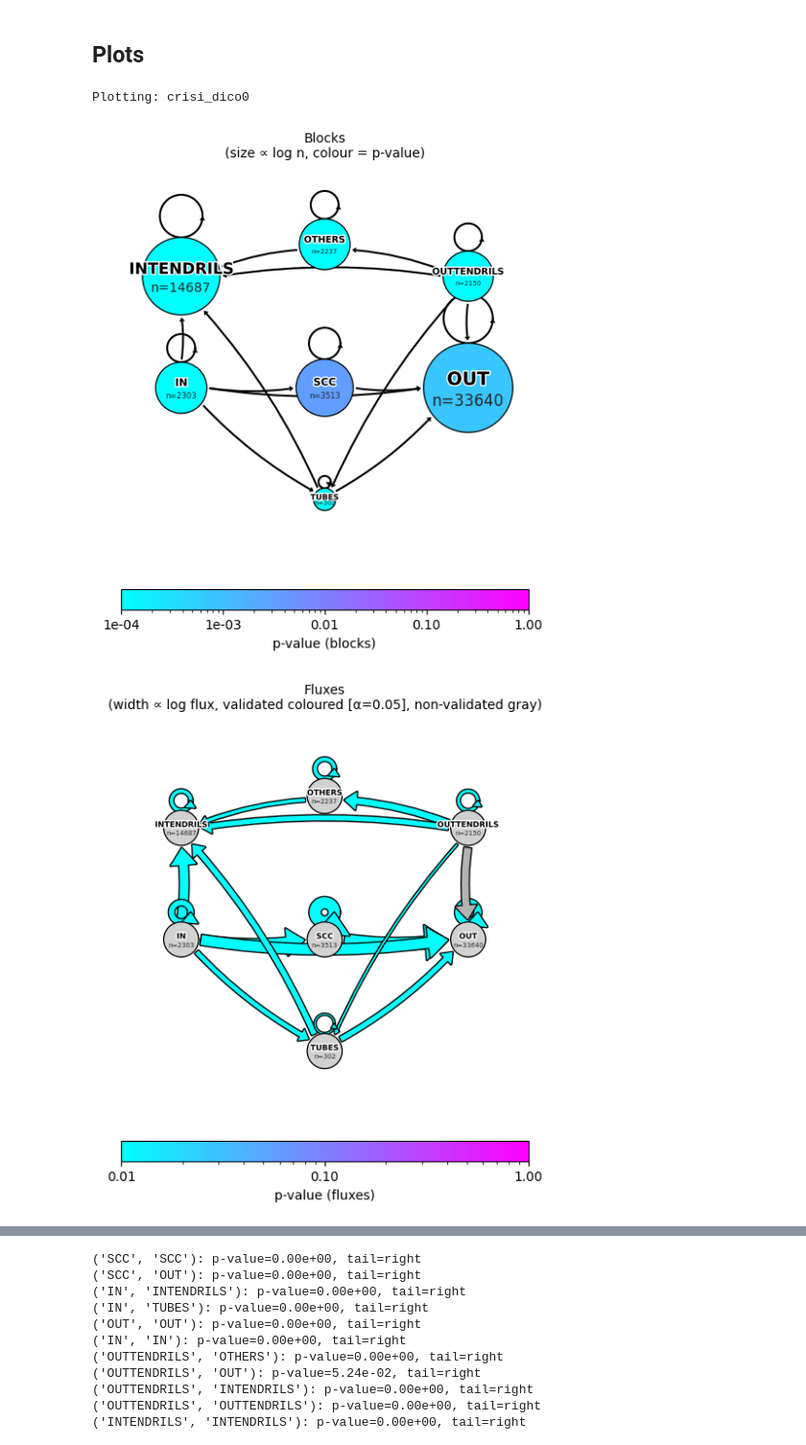
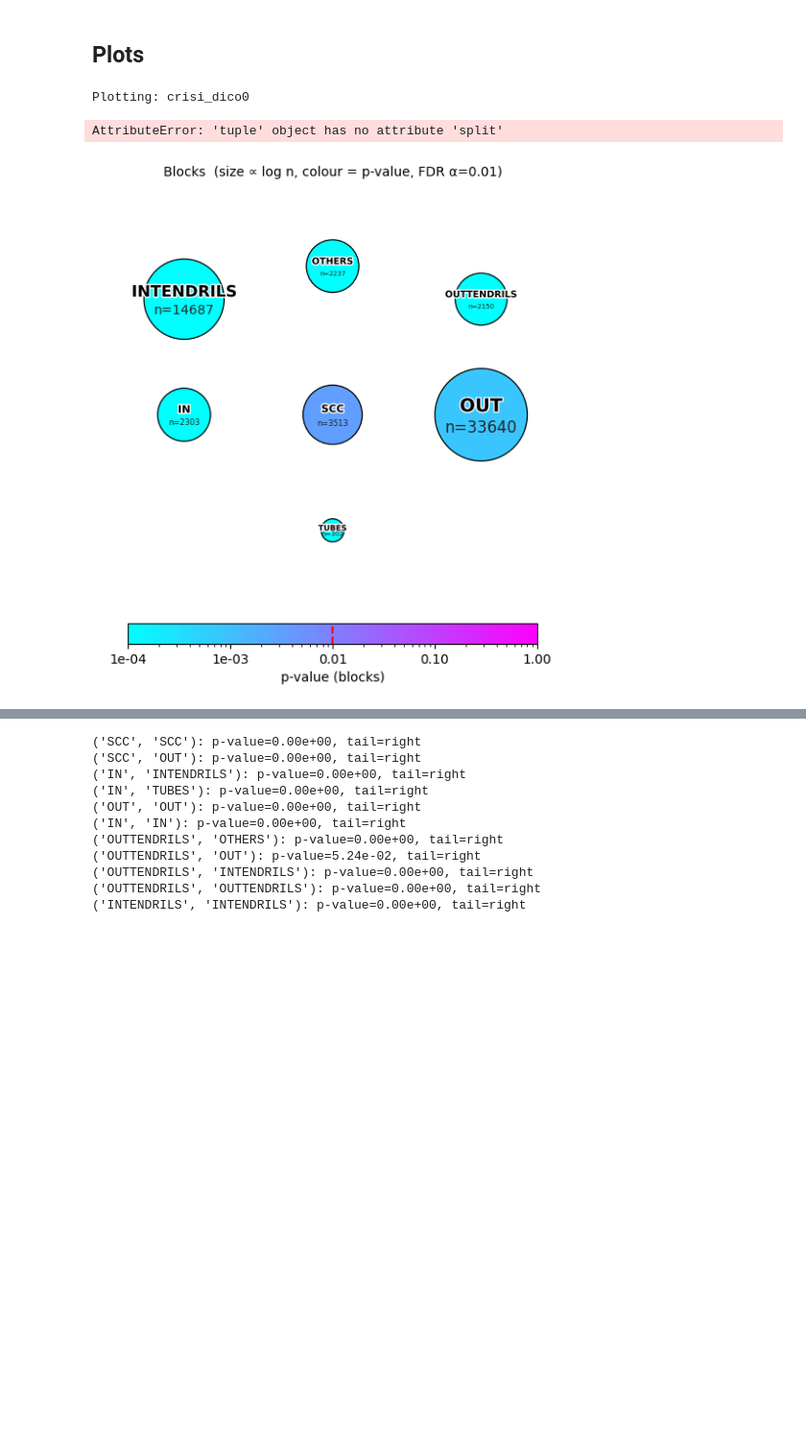
Before and after one commit to fabiosaracco/bowtie2, a Jupyter notebook: 0_2_bowtie_test.ipynb, the cells around one changed output, grey strips where cells are left out. Shown at 96% size. Drawn from its saved outputs; the diff is of its cells as text; code cells hidden in the pictures; blank space fills up the shorter version.

```diff
--- a/0_2_bowtie_test.ipynb
+++ b/0_2_bowtie_test.ipynb
@@ -403,16 +403,15 @@ from plot_bowtie import plot_bowtie
 # %%
 # Pick any dataset to visualise — change the key as needed
 dataset = list(block_dict_0.keys())[0]
 print(f"Plotting: {dataset}")
 
-bow_tie_figs = plot_bowtie(
-    block_dict=block_dict_0[dataset]['p_vals'],
-    flux_dict =fluxes_dict_0[dataset]['p_vals'],
-)
+_plot_block = plot_bowtie_blocks(block_dict_0[dataset]['p_vals'], 0.01)
+_plot_flux = plot_bowtie_fluxes(fluxes_dict_0[dataset]['p_vals'], 0.01)
+bow_tie_figs=[_plot_block, _plot_flux]
 for bow_tie_fig in bow_tie_figs:
     #plt.savefig(TEST_FOLDER + f"/{dataset}_bowtie_plot.png", dpi=300)
     plt.show()
 # %% [output]
 Plotting: crisi_dico0
+AttributeError: 'tuple' object has no attribute 'split'
-[figure, old version]
+[figure, new version]
-[figure, removed]
```
Also changed, not shown: parts of 2 cells of this notebook, 1 other file.
